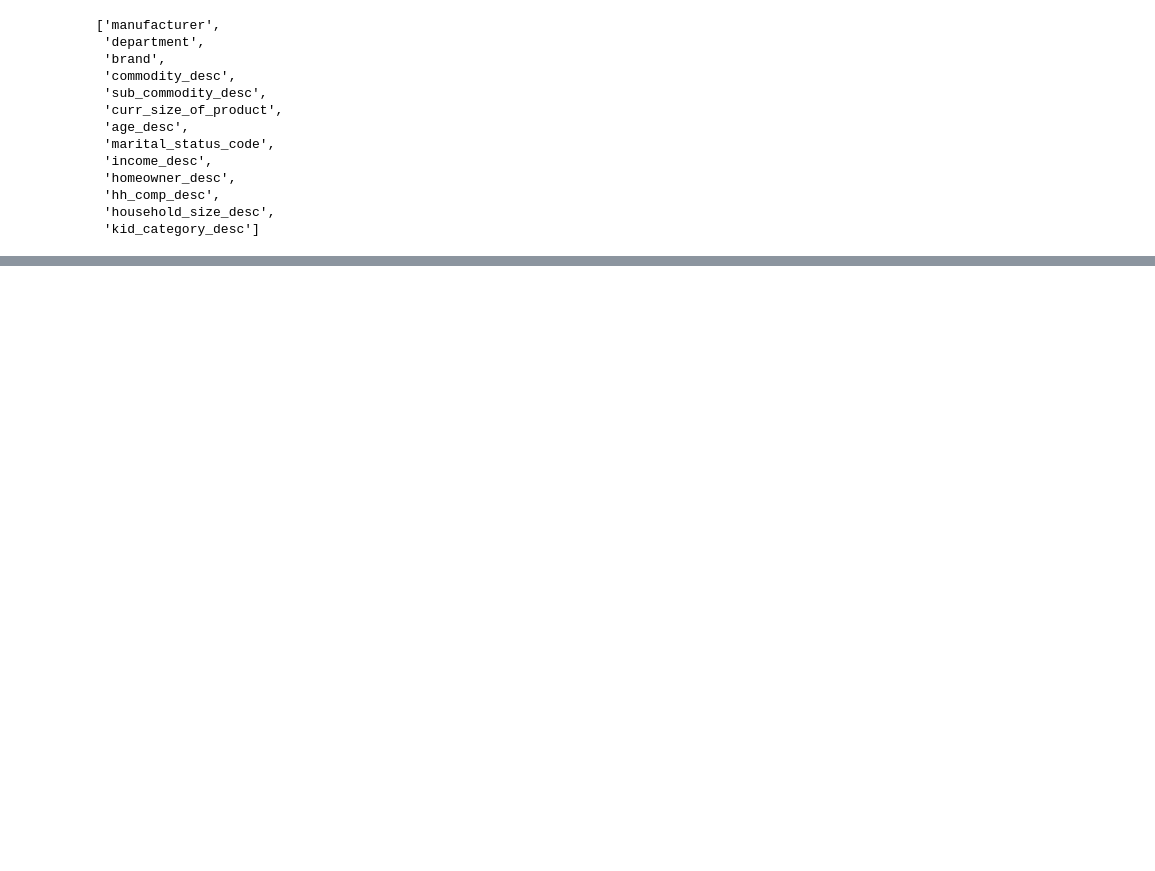
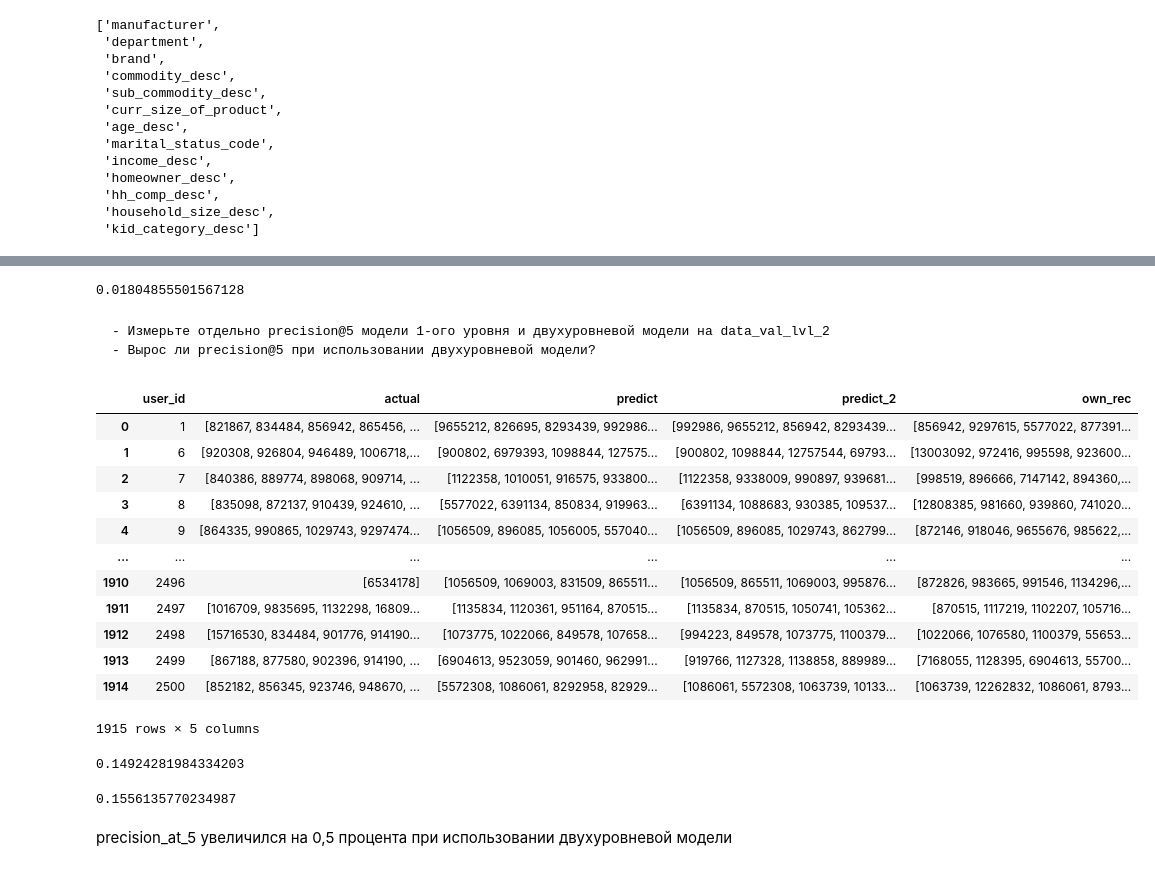
Before and after one commit to lilyababina/rekomen_sist, a Jupyter notebook: webinar_6.ipynb, the cells around one changed output, grey strips where cells are left out. Cells and saved outputs as stored; diff of their text form; code cells hidden in the pictures; blank space fills up the shorter version.

```diff
--- a/webinar_6.ipynb
+++ b/webinar_6.ipynb
@@ -322,0 +618,6 @@ train_preds = lgb.predict(X_train)
+# %%
+X_train['proba'] = pd.Series(X_train.index).apply(lambda x: train_preds[x][1])
+# %%
+for_recomm_5 = X_train.copy()
+# %%
+result_lvl_2['predict_2'] = result_lvl_2['user_id'].apply(lambda x: for_recomm_5[for_recomm_5['user_id']==x].sort_values('proba', ascending=False).head(5).item_id.tolist())
@@ -322,0 +640,4 @@ train_preds = lgb.predict(X_train)
+# %%
+result_lvl_2.apply(lambda row: recall_at_k(row['predict_2'], row['actual'], k=5), axis=1).mean()
+# %% [output]
+0.01804855501567128
@@ -322,0 +646,31 @@ train_preds = lgb.predict(X_train)
+# %% [markdown]
+    - Измерьте отдельно precision@5 модели 1-ого уровня и двухуровневой модели на data_val_lvl_2
+    - Вырос ли precision@5 при использовании двухуровневой модели?
+# %%
+result_lvl_2['own_rec'] = result_lvl_2['user_id'].apply(lambda x: recommender.get_own_recommendations(x, N=5))
+# %%
+result_lvl_2
+# %% [output]
+|  | user_id | actual | predict | predict_2 | own_rec |
+| 0 | 1 | [821867, 834484, 856942, 865456, ... | [9655212, 826695, 8293439, 992986... | [992986, 9655212, 856942, 8293439... | [856942, 9297615, 5577022, 877391... |
+| 1 | 6 | [920308, 926804, 946489, 1006718,... | [900802, 6979393, 1098844, 127575... | [900802, 1098844, 12757544, 69793... | [13003092, 972416, 995598, 923600... |
+| 2 | 7 | [840386, 889774, 898068, 909714, ... | [1122358, 1010051, 916575, 933800... | [1122358, 9338009, 990897, 939681... | [998519, 896666, 7147142, 894360,... |
+| 3 | 8 | [835098, 872137, 910439, 924610, ... | [5577022, 6391134, 850834, 919963... | [6391134, 1088683, 930385, 109537... | [12808385, 981660, 939860, 741020... |
+| 4 | 9 | [864335, 990865, 1029743, 9297474... | [1056509, 896085, 1056005, 557040... | [1056509, 896085, 1029743, 862799... | [872146, 918046, 9655676, 985622,... |
+| ... | ... | ... | ... | ... | ... |
+| 1910 | 2496 | [6534178] | [1056509, 1069003, 831509, 865511... | [1056509, 865511, 1069003, 995876... | [872826, 983665, 991546, 1134296,... |
+| 1911 | 2497 | [1016709, 9835695, 1132298, 16809... | [1135834, 1120361, 951164, 870515... | [1135834, 870515, 1050741, 105362... | [870515, 1117219, 1102207, 105716... |
+| 1912 | 2498 | [15716530, 834484, 901776, 914190... | [1073775, 1022066, 849578, 107658... | [994223, 849578, 1073775, 1100379... | [1022066, 1076580, 1100379, 55653... |
+| 1913 | 2499 | [867188, 877580, 902396, 914190, ... | [6904613, 9523059, 901460, 962991... | [919766, 1127328, 1138858, 889989... | [7168055, 1128395, 6904613, 55700... |
+| 1914 | 2500 | [852182, 856345, 923746, 948670, ... | [5572308, 1086061, 8292958, 82929... | [1086061, 5572308, 1063739, 10133... | [1063739, 12262832, 1086061, 8793... |
+1915 rows × 5 columns
+# %%
+result_lvl_2.apply(lambda row: precision_at_k(row['own_rec'], row['actual'], k=5), axis=1).mean()
+# %% [output]
+0.14924281984334203
+# %%
+result_lvl_2.apply(lambda row: precision_at_k(row['predict_2'], row['actual'], k=5), axis=1).mean()
+# %% [output]
+0.1556135770234987
+# %% [markdown]
+precision_at_5 увеличился на 0,5 процента при использовании двухуровневой модели
```
Also changed, not shown: parts of 83 cells of this notebook.
